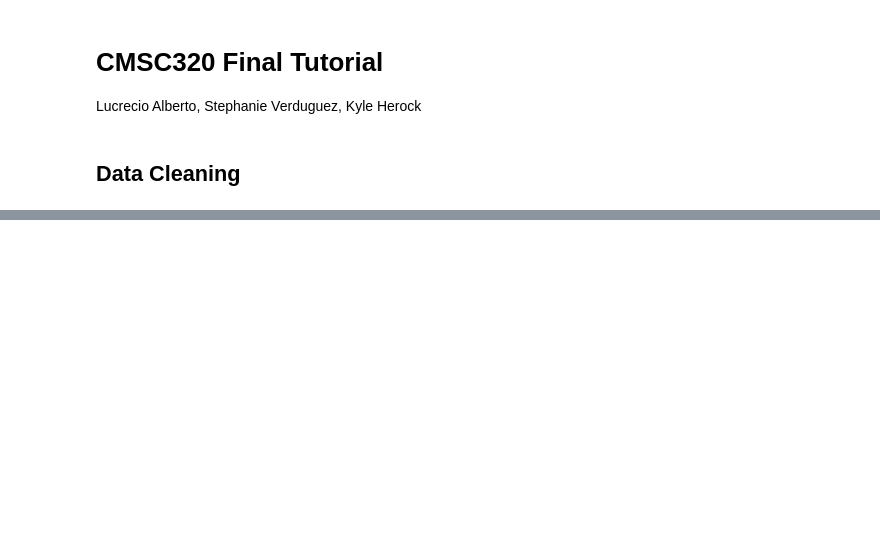
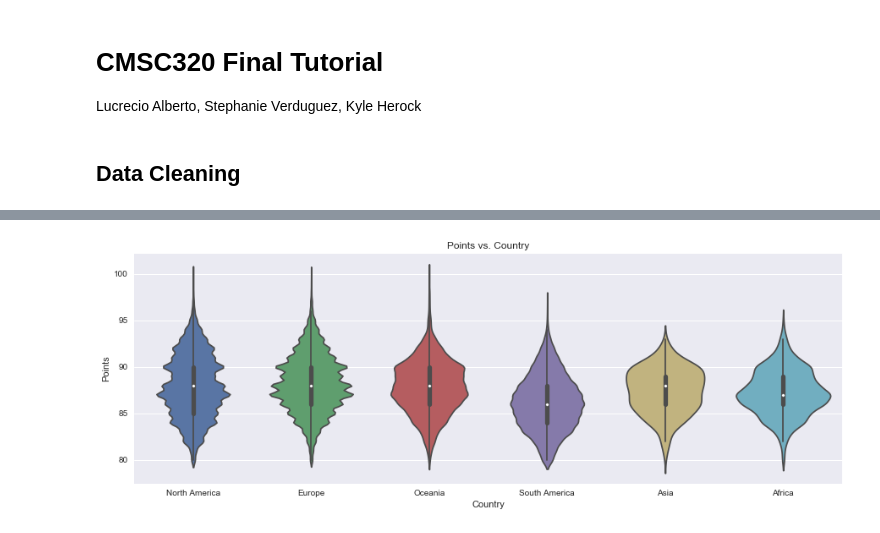
Before and after one commit to kherock/320-lasvkh.github.io, a Jupyter notebook: cmsc320_final_tutorial.ipynb, the cells around one changed output, grey strips where cells are left out. Saved outputs shown, nothing was run; the diff lists cells and outputs as text; code cells hidden in the pictures; blank space fills up the shorter version.

Commit message:
add country lookups

```diff
--- a/cmsc320_final_tutorial.ipynb
+++ b/cmsc320_final_tutorial.ipynb
@@ -71,3 +68,17 @@ After dropping NaN prices 89108
 | 2 | US | Mac Watson honors the memory of a... | Special Selected Late Harvest | 96 | 90.0 | California | Knights Valley | Sauvignon Blanc | Macauley |
 | 3 | US | This spent 20 months in 30% new F... | Reserve | 96 | 65.0 | Oregon | Willamette Valley | Pinot Noir | Ponzi |
 | 4 | France | This is the top wine from La Bégu... | La Brûlade | 95 | 66.0 | Provence | Bandol | Provence red blend | Domaine de la Bégude |
+# %%
+continents = pd.read_csv('Countries-Continents-csv.csv',usecols=['Continent','Country'])
+continents.rename(columns={'Country': 'country', "Continent":'continent'}, inplace=True)
+
+def convert_us (country):
+    if country == 'US':
+        return 'United States'
+    else:
+        return country
+
+data['country'] = data['country'].apply(convert_us)
+
+data = pd.merge(new_data, continents, on='country', how='left')
+data.head()
@@ -73,0 +92,9 @@ After dropping NaN prices 89108
+# %%
+plt.subplots(figsize=(15,5))
+sns.violinplot(x='continent',y='points',data=data)
+plt.title('Points vs. Country')
+plt.xlabel('Country')
+plt.ylabel('Points')
+plt.show()
+# %% [output]
+[figure, added]
```
Also changed, not shown: parts of 4 cells of this notebook, 1 other file.
